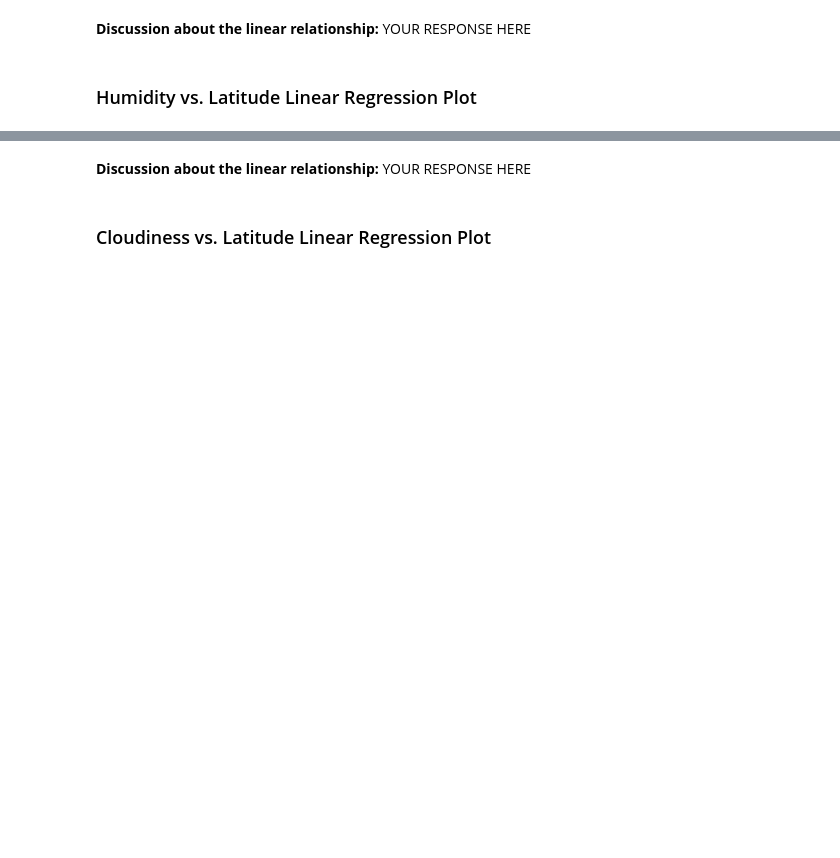
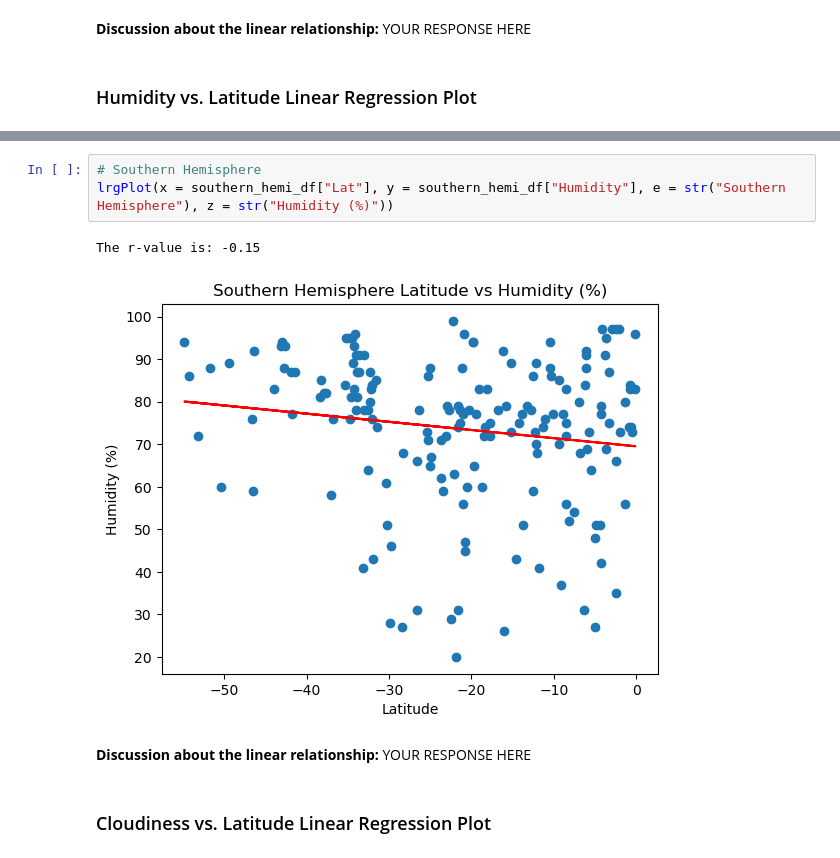
Before and after one commit to Hensonkk/python-api-challenge, a Jupyter notebook: WeatherPy/WeatherPy.ipynb, the cells around one changed output, grey strips where cells are left out. Cells and saved outputs as stored; diff of their text form; blank space fills up the shorter version.

```diff
--- a/WeatherPy/WeatherPy.ipynb
+++ b/WeatherPy/WeatherPy.ipynb
@@ -313,3 +371,9 @@ southern_hemi_df.head()
+# %%
+# Southern Hemisphere
+lrgPlot(x = southern_hemi_df["Lat"], y = southern_hemi_df["Humidity"], e = str("Southern Hemisphere"), z = str("Humidity (%)"))
+# %% [output]
+The r-value is: -0.15
+[figure, added]
 # %% [markdown]
 **Discussion about the linear relationship:** YOUR RESPONSE HERE
 # %% [markdown]
```
Also changed, not shown: parts of 29 cells of this notebook, 5 other files.
